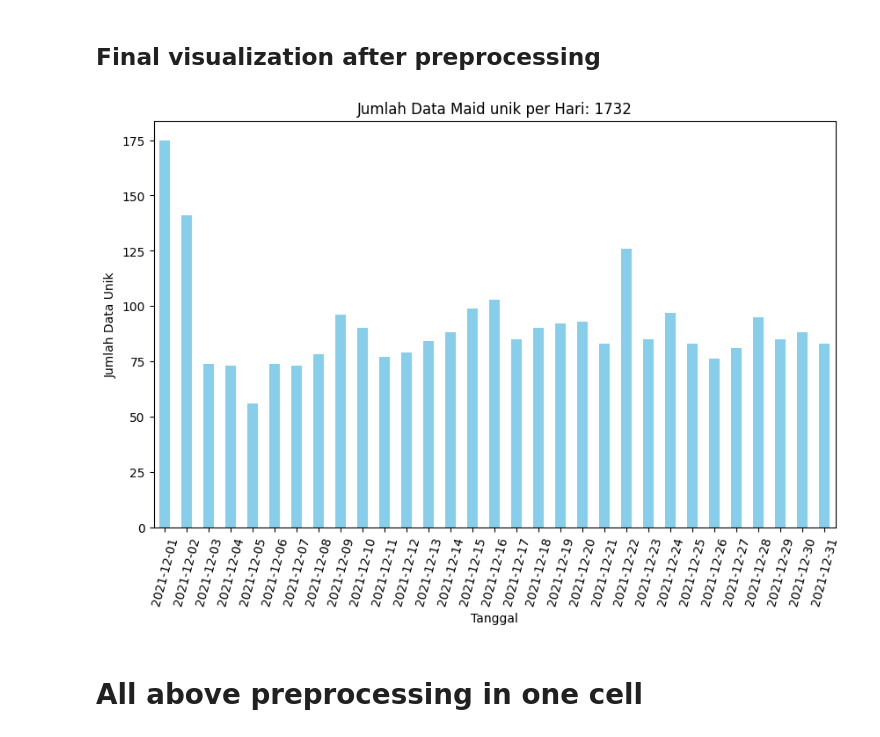
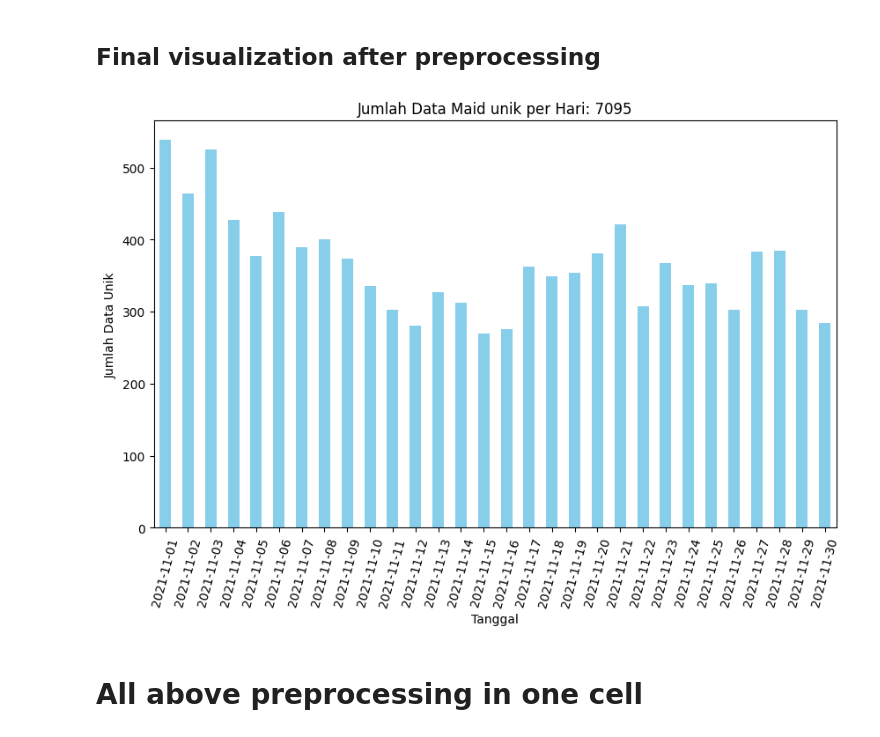
Before and after one commit to rizkyintan/traffic_analysis, a Jupyter notebook: 0.2 Preprocessing Null, Duplicate, and Occurence.ipynb, the cells around one changed output. Cells and saved outputs as stored; diff of their text form; code cells hidden in the pictures.

```diff
--- a/0.2 Preprocessing Null, Duplicate, and Occurence.ipynb
+++ b/0.2 Preprocessing Null, Duplicate, and Occurence.ipynb
@@ -226,9 +226,12 @@ def bar_chart(data):
     plt.xticks(rotation=75)
     plt.show()
 # %%
-bar_chart(df3)
+import pandas as pd
+path = '../DataGPS_Malioboro/filter2_malioboro_nov.csv'
+df = pd.read_csv(path)
+bar_chart(df)
 # %% [output]
-[figure, old version]
+[figure, new version]
 # %% [markdown]
 # All above preprocessing in one cell
 # %%
```
Also changed, not shown: parts of 2 cells of this notebook, 24 other files.
